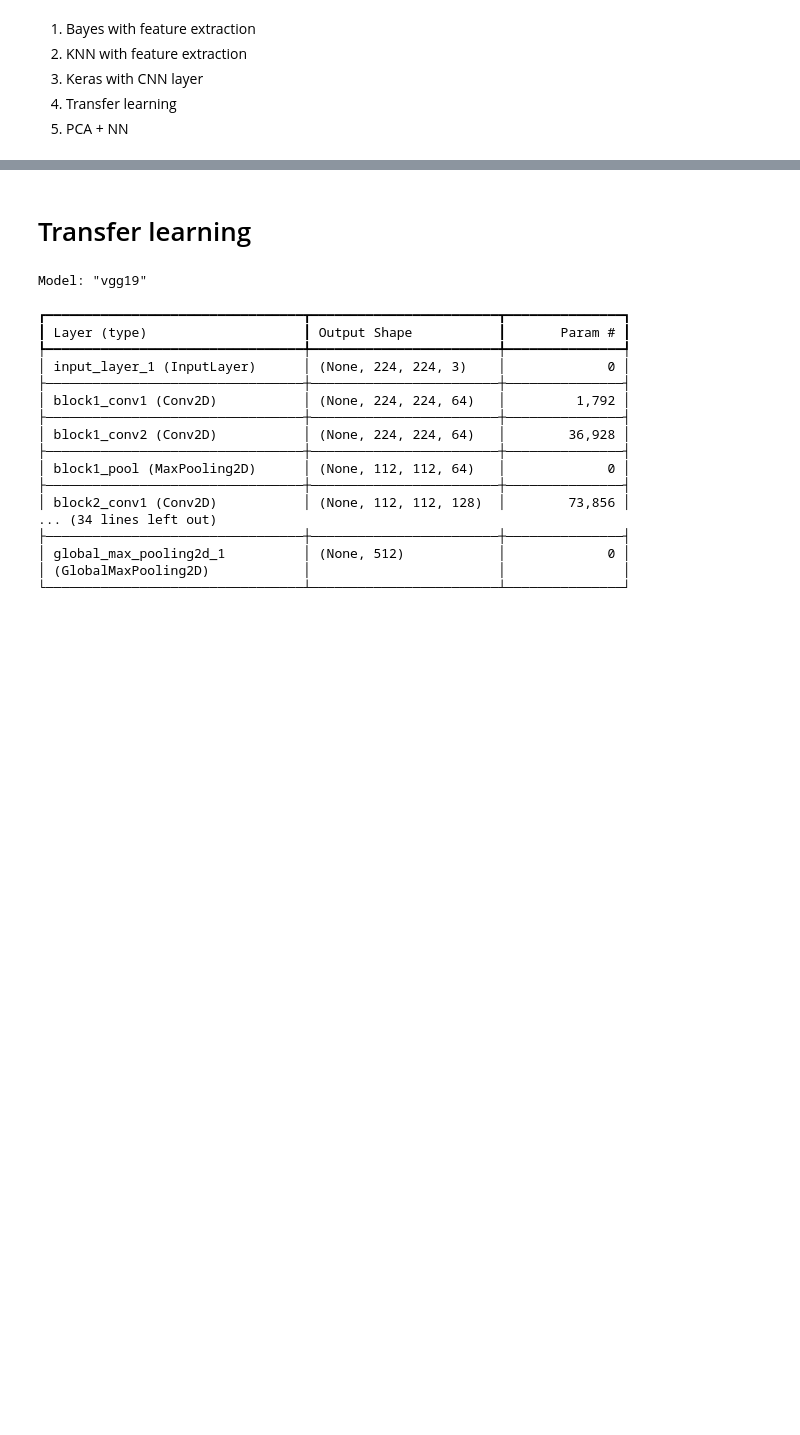
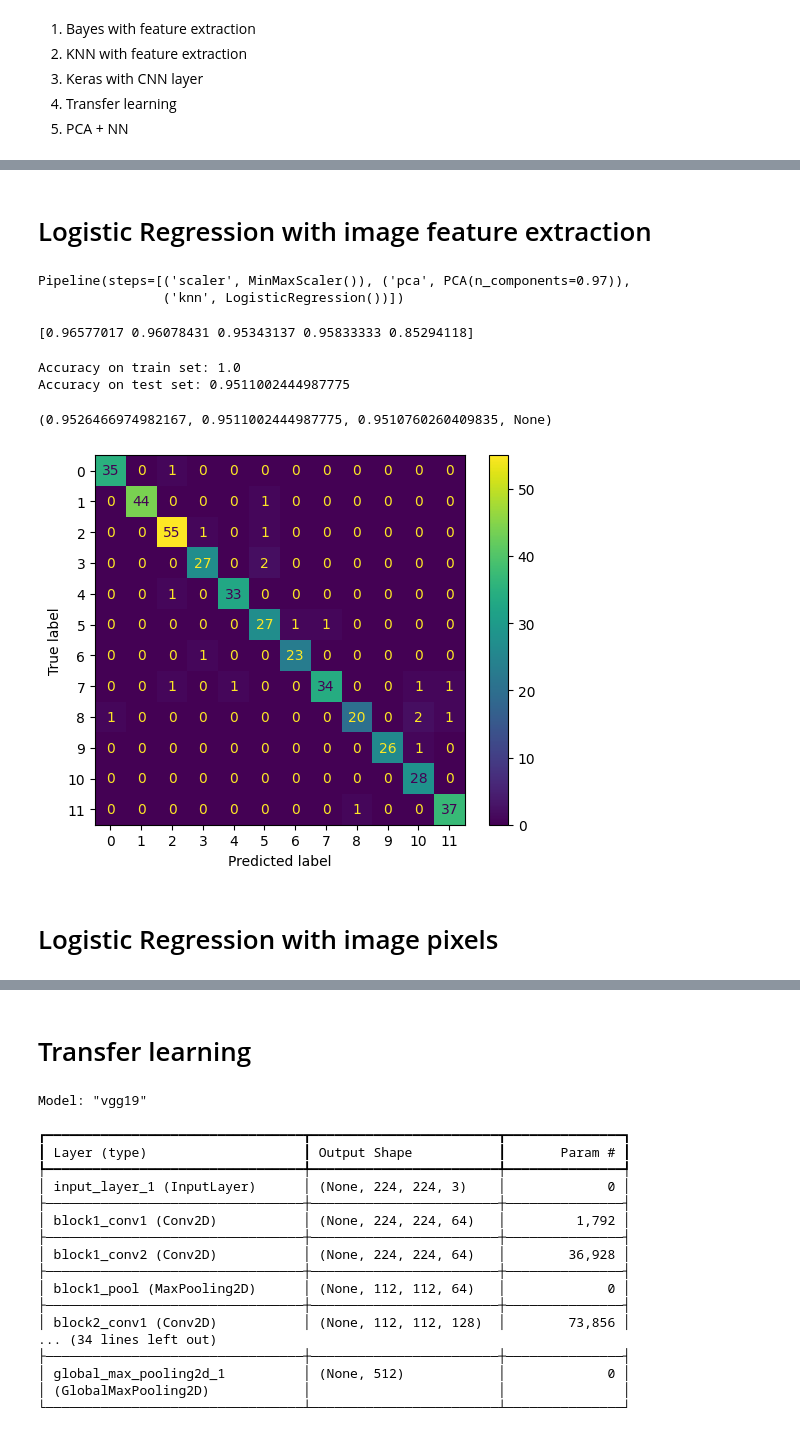
Before and after one commit to Pakin49/Naruto-Hand-Sign-detection, a Jupyter notebook: Naruto_Hand_Sign.ipynb, the cells around one changed output, grey strips where cells are left out. Saved outputs shown, nothing was run; the diff lists cells and outputs as text; code cells hidden in the pictures; blank space fills up the shorter version.

```diff
--- a/Naruto_Hand_Sign.ipynb
+++ b/Naruto_Hand_Sign.ipynb
@@ -352,0 +321,60 @@ print(a)
+# %% [markdown]
+# Logistic Regression with image feature extraction
+# %%
+X_features = []
+for flat_img in X:
+  img = flat_img.reshape(IMG_SIZE, IMG_SIZE)
+  features = feature_extraction(img)
+  X_features.append(features)
+# %%
+from sklearn.model_selection import train_test_split
+X_train, X_test, y_train, y_test = train_test_split(X_features, y, test_size=0.2, random_state=42)
+# %%
+from sklearn.linear_model import LogisticRegression
+from sklearn.pipeline import Pipeline
+from sklearn.metrics import accuracy_score
+from sklearn.pipeline import Pipeline
+from sklearn.decomposition import PCA
+from sklearn.preprocessing import StandardScaler, MinMaxScaler
+
+steps = [
+    ('scaler', MinMaxScaler()),
+    ('pca', PCA(.97)),
+    ('knn', LogisticRegression())
+]
+
+pipe = Pipeline(steps)
+
+pipe.fit(X_train, y_train)
+# %% [output]
+Pipeline(steps=[('scaler', MinMaxScaler()), ('pca', PCA(n_components=0.97)),
+                ('knn', LogisticRegression())])
+# %%
+from sklearn.model_selection import cross_val_score
+cv = cross_val_score(pipe, X_features, y, cv=5, n_jobs=-1)
+print(cv)
+# %% [output]
+[0.96577017 0.96078431 0.95343137 0.95833333 0.85294118]
+# %%
+y_pred = pipe.predict(X_test)
+print(f"Accuracy on train set: {pipe.score(X_train, y_train)}")
+print(f"Accuracy on test set: {pipe.score(X_test, y_test)}")
+# %% [output]
+Accuracy on train set: 1.0
+Accuracy on test set: 0.9511002444987775
+# %%
+from sklearn.metrics import precision_recall_fscore_support
+print(precision_recall_fscore_support(y_test, y_pred, average='weighted'))
+# %% [output]
+(0.9526466974982167, 0.9511002444987775, 0.9510760260409835, None)
+# %%
+from sklearn.metrics import confusion_matrix, ConfusionMatrixDisplay
+cm = confusion_matrix(y_test, y_pred, labels=pipe.classes_)
+disp = ConfusionMatrixDisplay(confusion_matrix=cm,
+                              display_labels=pipe.classes_)
+disp.plot()
+plt.show()
+# %% [output]
+[figure, added]
+# %% [markdown]
+# Logistic Regression with image pixels
```
Also changed, not shown: parts of 35 cells of this notebook.
